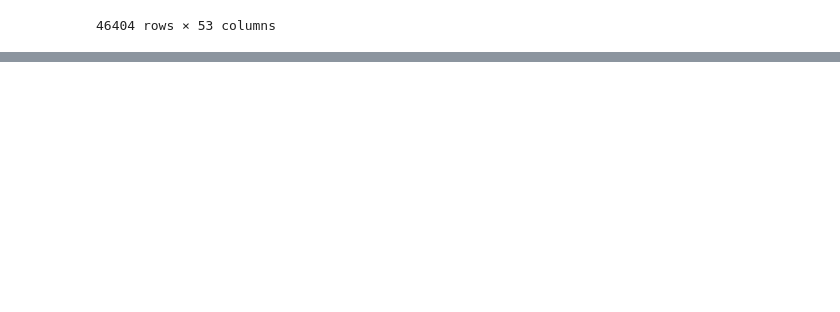
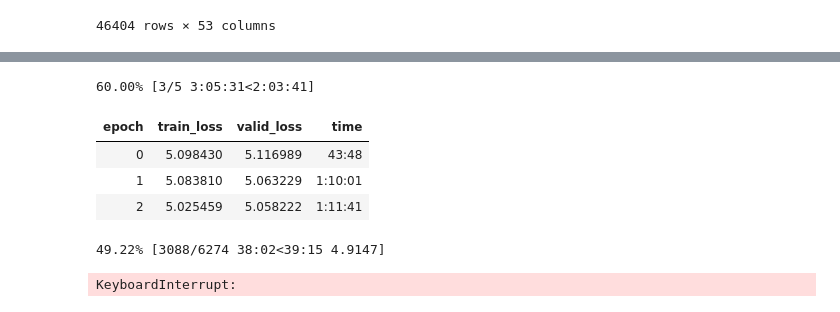
Before and after one commit to LoveDH/dacon-projects, a Jupyter notebook: 잡케어_추천_알고리즘/EDA.ipynb, the cells around one changed output, grey strips where cells are left out. Saved outputs shown, nothing was run; the diff lists cells and outputs as text; code cells hidden in the pictures; blank space fills up the shorter version.

```diff
--- a/잡케어_추천_알고리즘/EDA.ipynb
+++ b/잡케어_추천_알고리즘/EDA.ipynb
@@ -155,0 +167,4 @@ test
+# %%
+train = train[['person_rn','contents_rn','target']]
+# %%
+dls = CollabDataLoaders.from_df(train, bs=64)
@@ -155,0 +185,12 @@ test
+# %%
+learn = collab_learner(dls, n_factors=50, y_range=(0, 5.5))
+# %%
+learn.fit_one_cycle(5, 5e-3, wd=0.1)
+# %% [output]
+60.00% [3/5 3:05:31<2:03:41]
+| epoch | train_loss | valid_loss | time |
+| 0 | 5.098430 | 5.116989 | 43:48 |
+| 1 | 5.083810 | 5.063229 | 1:10:01 |
+| 2 | 5.025459 | 5.058222 | 1:11:41 |
+49.22% [3088/6274 38:02<39:15 4.9147]
+KeyboardInterrupt:
```
Also changed, not shown: parts of 5 cells of this notebook.
